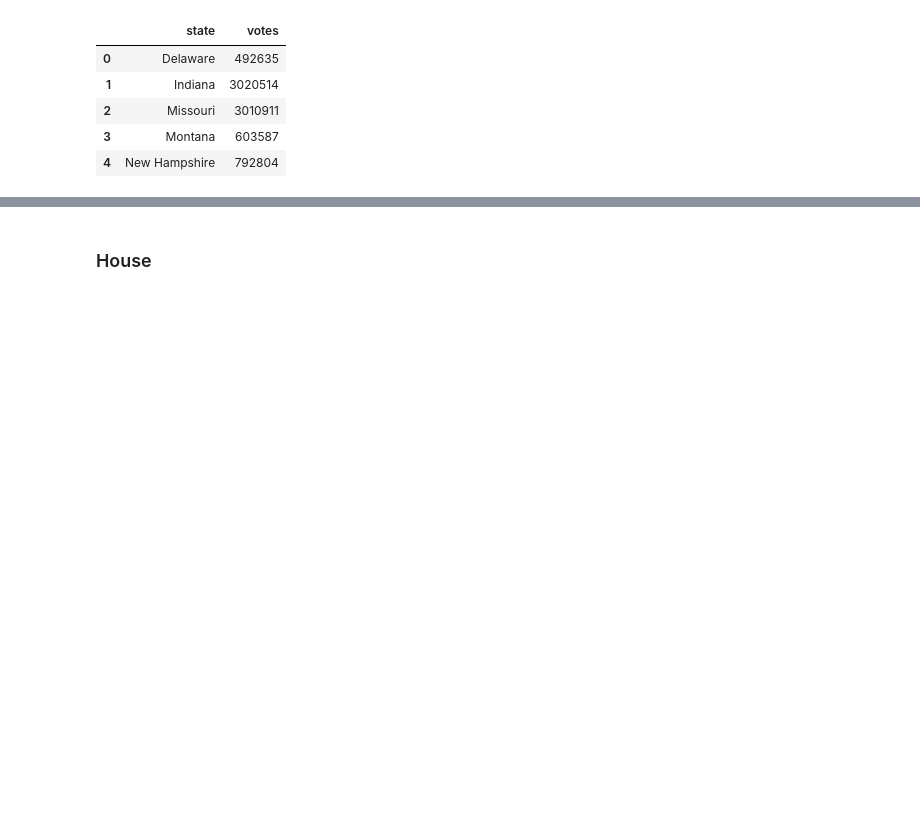
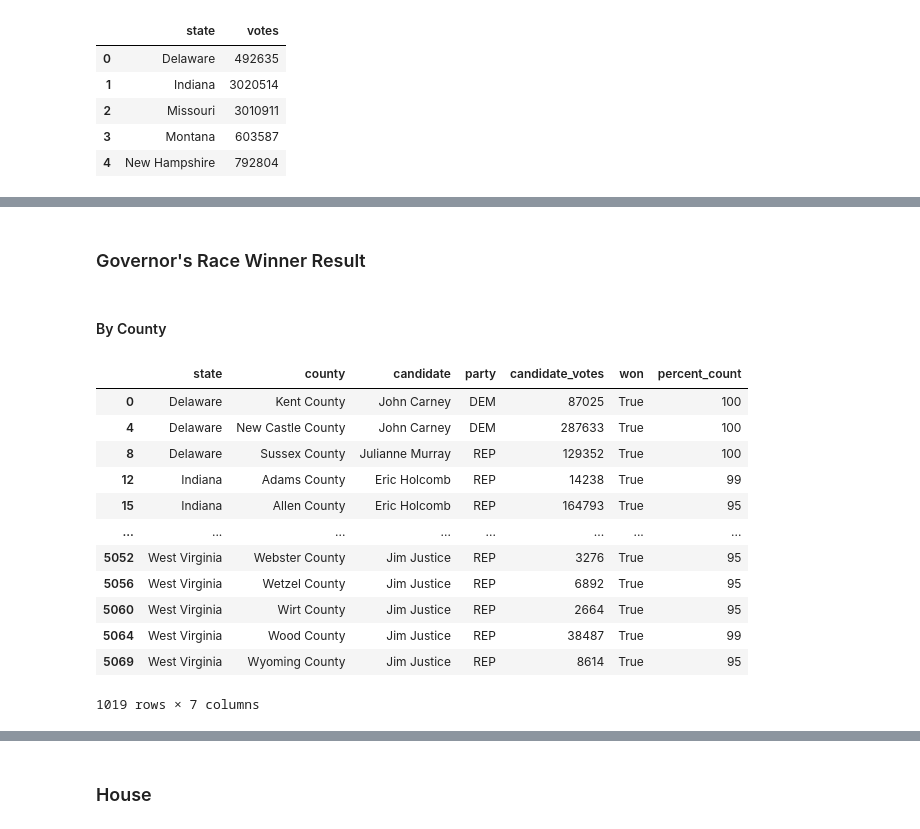
Before and after one commit to LeeProut/ETL-project, a Jupyter notebook: election2020_governor.ipynb, the cells around one changed output, grey strips where cells are left out. Saved outputs shown, nothing was run; the diff lists cells and outputs as text; code cells hidden in the pictures; blank space fills up the shorter version.

```diff
--- a/election2020_governor.ipynb
+++ b/election2020_governor.ipynb
@@ -60,0 +158,9 @@ gov_ste_df.head()
+# %%
+gov_result_df = gov_mrgd_df.loc[gov_mrgd_df['percent'] >= 90]
+gov_result_cleaned_df = gov_result_df.rename(columns={"votes": "candidate_votes",
+                                                      "percent": "percent_count"}).copy()
+gov_completed_result_df = gov_result_cleaned_df[['state', 'county',
+                                                 'candidate', 'party',
+                                                 'candidate_votes', 'won',
+                                                 'percent_count']].copy()
+gov_completed_result_df.head()
@@ -60,0 +174,21 @@ gov_ste_df.head()
+# %% [markdown]
+### Governor's Race Winner Result
+# %% [markdown]
+#### By County
+# %%
+gov_cn_winner_df = gov_completed_result_df.loc[gov_completed_result_df['won'] == True]
+gov_cn_winner_df
+# %% [output]
+|  | state | county | candidate | party | candidate_votes | won | percent_count |
+| 0 | Delaware | Kent County | John Carney | DEM | 87025 | True | 100 |
+| 4 | Delaware | New Castle County | John Carney | DEM | 287633 | True | 100 |
+| 8 | Delaware | Sussex County | Julianne Murray | REP | 129352 | True | 100 |
+| 12 | Indiana | Adams County | Eric Holcomb | REP | 14238 | True | 99 |
+| 15 | Indiana | Allen County | Eric Holcomb | REP | 164793 | True | 95 |
+| ... | ... | ... | ... | ... | ... | ... | ... |
+| 5052 | West Virginia | Webster County | Jim Justice | REP | 3276 | True | 95 |
+| 5056 | West Virginia | Wetzel County | Jim Justice | REP | 6892 | True | 95 |
+| 5060 | West Virginia | Wirt County | Jim Justice | REP | 2664 | True | 95 |
+| 5064 | West Virginia | Wood County | Jim Justice | REP | 38487 | True | 99 |
+| 5069 | West Virginia | Wyoming County | Jim Justice | REP | 8614 | True | 95 |
+1019 rows × 7 columns
```
Also changed, not shown: parts of 14 cells of this notebook.
